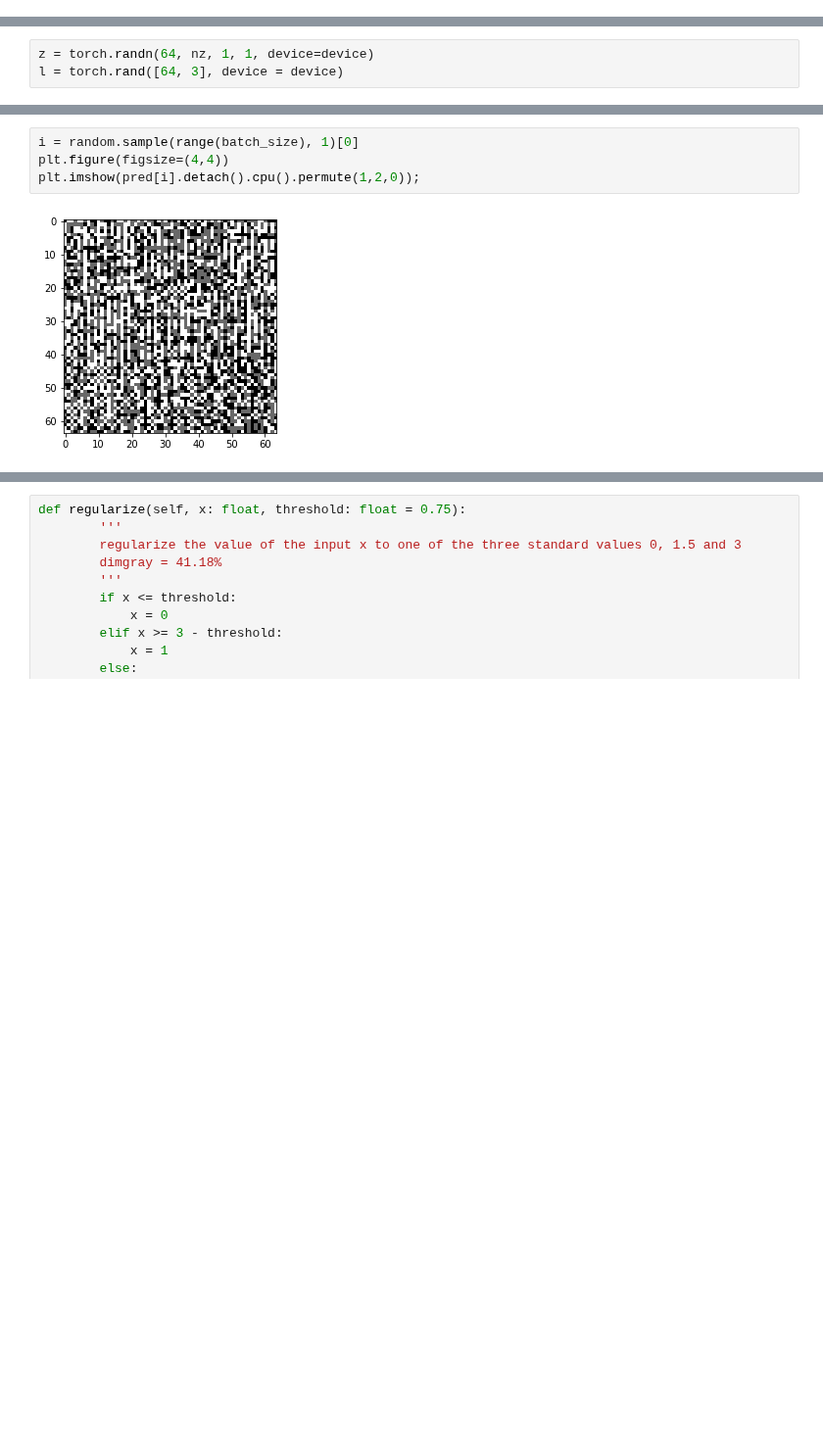
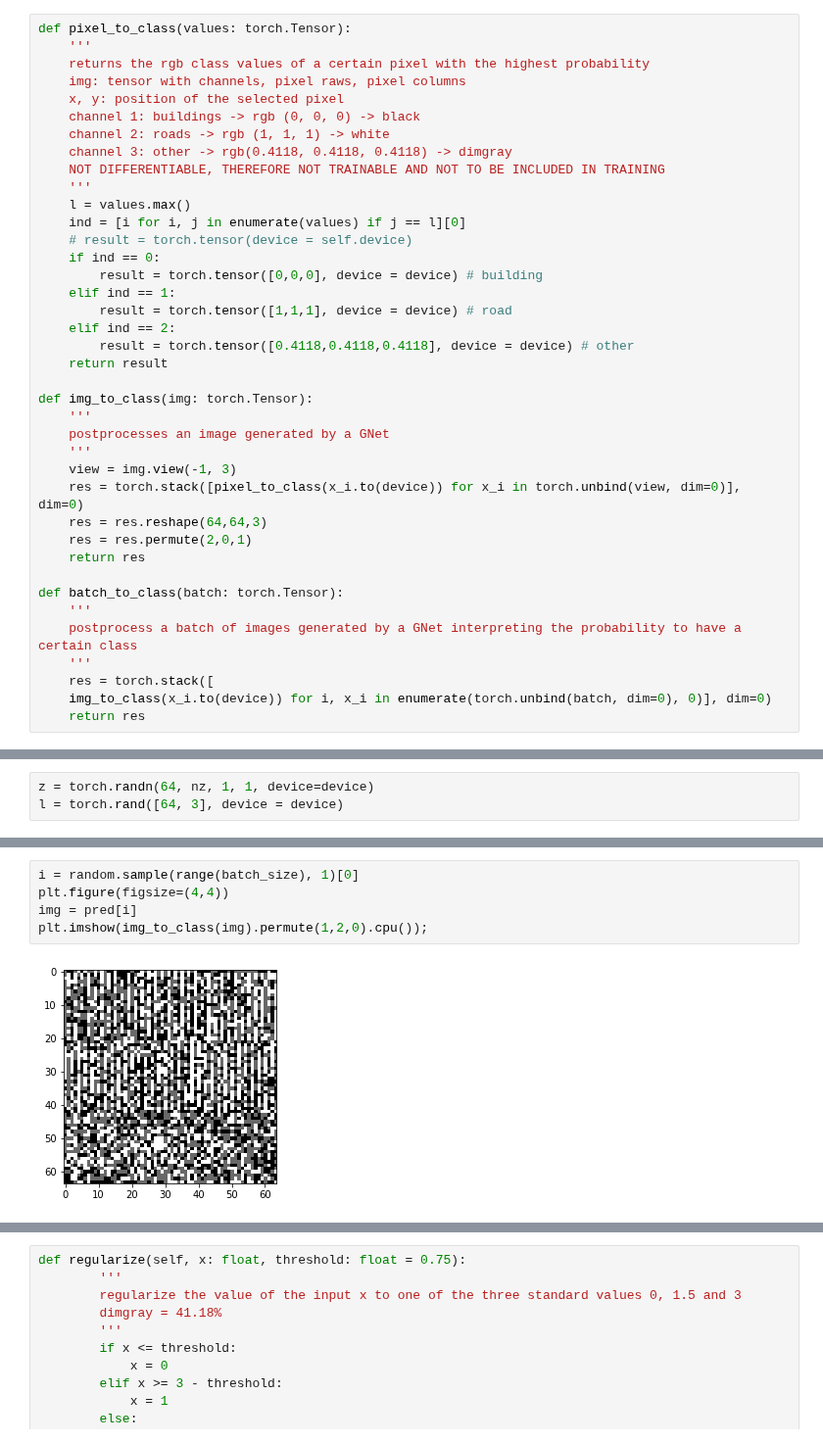
Before and after one commit to neithangurthang/SyntheticCities, a Jupyter notebook: notebooks/08 Conditional GAN.ipynb, the cells around one changed output, grey strips where cells are left out. Shown at 98% size. Drawn from its saved outputs; the diff is of its cells as text; blank space fills up the shorter version.

```diff
--- a/notebooks/08 Conditional GAN.ipynb
+++ b/notebooks/08 Conditional GAN.ipynb
@@ -263,3 +241,42 @@ CondGen(
+# %%
+def pixel_to_class(values: torch.Tensor):
+    '''
+    returns the rgb class values of a certain pixel with the highest probability
+    img: tensor with channels, pixel raws, pixel columns
+    x, y: position of the selected pixel
+    channel 1: buildings -> rgb (0, 0, 0) -> black
+    channel 2: roads -> rgb (1, 1, 1) -> white
+    channel 3: other -> rgb(0.4118, 0.4118, 0.4118) -> dimgray
+    NOT DIFFERENTIABLE, THEREFORE NOT TRAINABLE AND NOT TO BE INCLUDED IN TRAINING
+    '''
+    l = values.max()
+    ind = [i for i, j in enumerate(values) if j == l][0]
+    # result = torch.tensor(device = self.device)
+    if ind == 0:
+        result = torch.tensor([0,0,0], device = device) # building
+    elif ind == 1:
+        result = torch.tensor([1,1,1], device = device) # road
+    elif ind == 2:
+        result = torch.tensor([0.4118,0.4118,0.4118], device = device) # other
+    return result
+
+def img_to_class(img: torch.Tensor):
+    '''
+    postprocesses an image generated by a GNet
+    '''
+    view = img.view(-1, 3)
+    res = torch.stack([pixel_to_class(x_i.to(device)) for x_i in torch.unbind(view, dim=0)], dim=0)
+    res = res.reshape(64,64,3)
+    res = res.permute(2,0,1)
+    return res
+
+def batch_to_class(batch: torch.Tensor):
+    '''
+    postprocess a batch of images generated by a GNet interpreting the probability to have a certain class
+    '''
+    res = torch.stack([
+    img_to_class(x_i.to(device)) for i, x_i in enumerate(torch.unbind(batch, dim=0), 0)], dim=0)
+    return res
 # %%
 print(f'strides: {netG.strides}')
 print(f'kernel sizes: {netG.kernelSizes}')
@@ -291,6 +308,7 @@ Wall time: 38.5 s
 # %%
 i = random.sample(range(batch_size), 1)[0]
 plt.figure(figsize=(4,4))
-plt.imshow(pred[i].detach().cpu().permute(1,2,0));
+img = pred[i]
+plt.imshow(img_to_class(img).permute(1,2,0).cpu());
 # %% [output]
-[figure, old version]
+[figure, new version]
```
Also changed, not shown: parts of 27 cells of this notebook, 4 other files.
